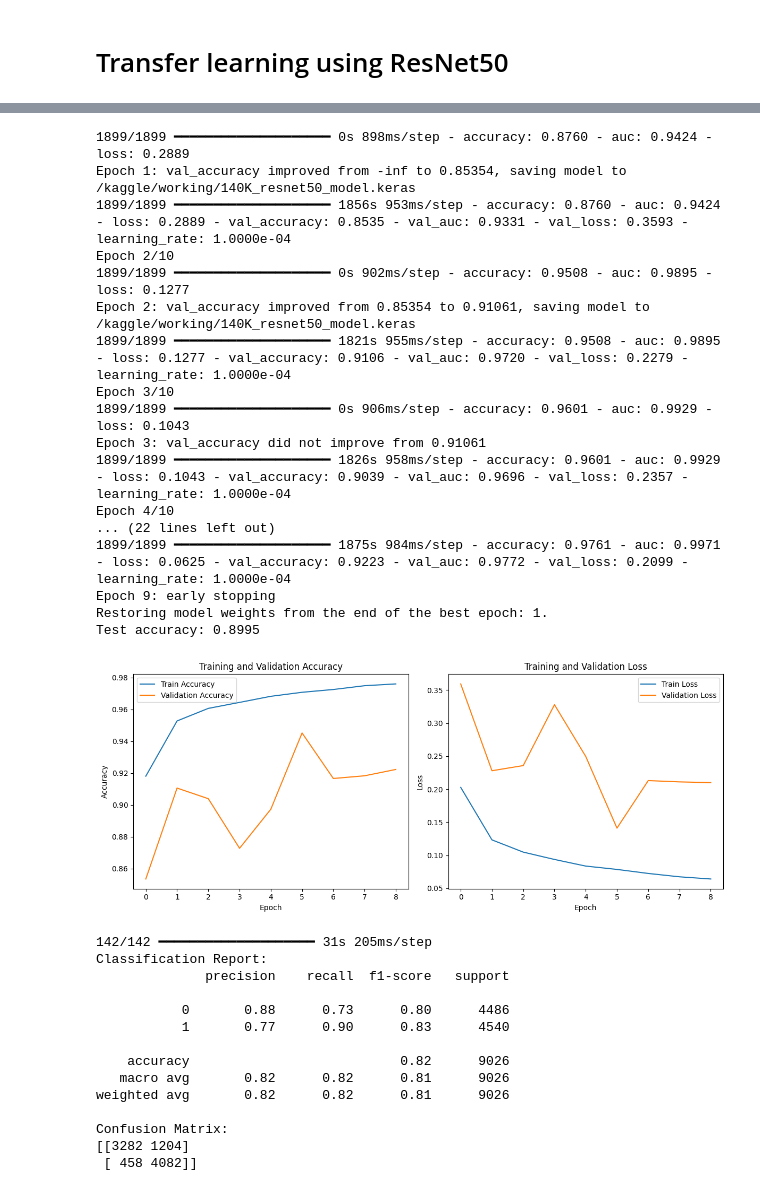
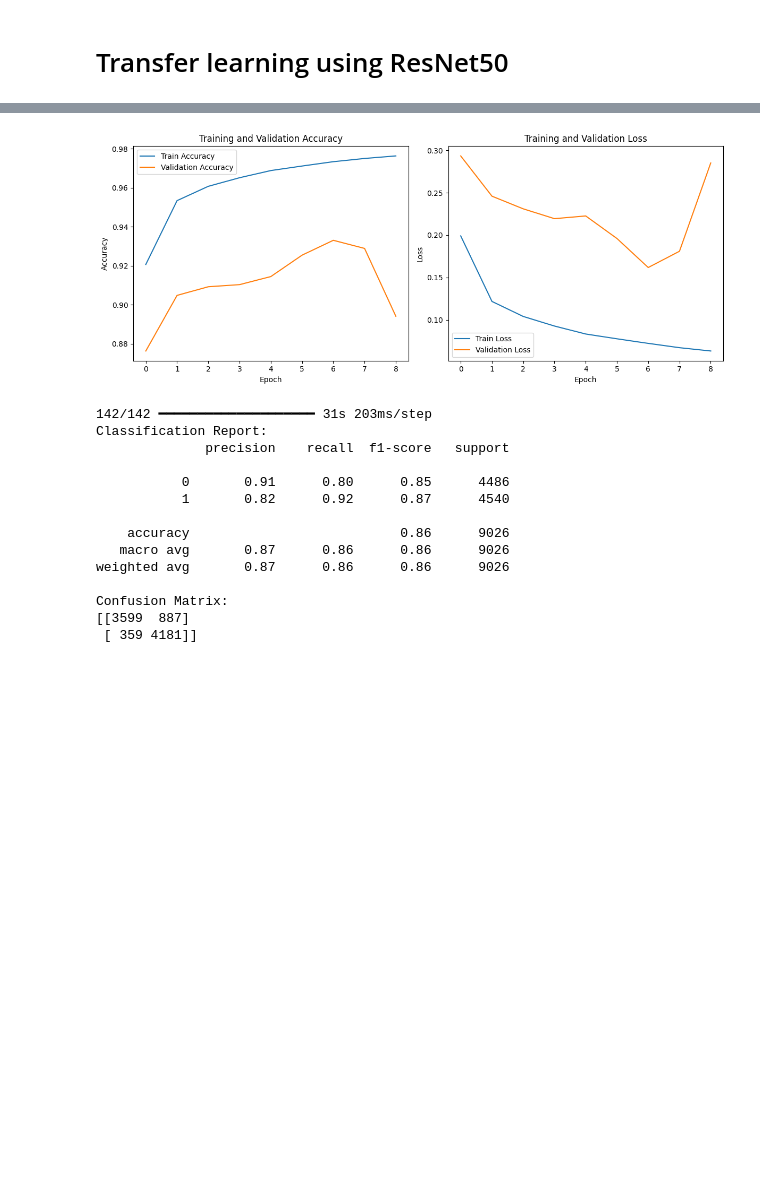
Before and after one commit to Salah-Eddine-B2333/DeepFake-Faces-Detection, a Jupyter notebook: deepfake-faces-detection-model.ipynb, the cells around one changed output, grey strips where cells are left out. Drawn from its saved outputs; the diff is of its cells as text; code cells hidden in the pictures; blank space fills up the shorter version.

Commit message:
Kaggle Notebook | DeepFake detection with Transfer Learning | Version 9

```diff
--- a/deepfake-faces-detection-model.ipynb
+++ b/deepfake-faces-detection-model.ipynb
@@ -229,7 +231,7 @@ with strategy.scope():
     x = Dropout(0,3)(x)
     x = Dense(256, activation='relu')(x)
     x = tf.keras.layers.BatchNormalization()(x)
-    x = Dense(2, activation='sigmoid')(x)
+    x = Dense(2, activation='softmax')(x)
 
     # Create the full model
     model = Model(inputs=base_model.input, outputs=x)
@@ -244,7 +246,7 @@ early_stopping = EarlyStopping(
     patience=8,       # Wait for 7 epochs before stopping
     verbose=1,
     mode='max',
-    restore_best_weights=True
+    restore_best_weights=False
 )
 #after the 5th ephoch we use this to reduce learning rate to get more stable results
 reduce_lr = ReduceLROnPlateau(
@@ -323,32 +335,15 @@ Epoch 1/10
+[figure, new version]
-1899/1899 ━━━━━━━━━━━━━━━━━━━━ 0s 898ms/step - accuracy: 0.8760 - auc: 0.9424 - loss: 0.2889
-Epoch 1: val_accuracy improved from -inf to 0.85354, saving model to /kaggle/working/140K_resnet50_model.keras
-1899/1899 ━━━━━━━━━━━━━━━━━━━━ 1856s 953ms/step - accuracy: 0.8760 - auc: 0.9424 - loss: 0.2889 - val_accuracy: 0.8535 - val_auc: 0.9331 - val_loss: 0.3593 - learning_rate: 1.0000e-04
-Epoch 2/10
-1899/1899 ━━━━━━━━━━━━━━━━━━━━ 0s 902ms/step - accuracy: 0.9508 - auc: 0.9895 - loss: 0.1277
-Epoch 2: val_accuracy improved from 0.85354 to 0.91061, saving model to /kaggle/working/140K_resnet50_model.keras
-1899/1899 ━━━━━━━━━━━━━━━━━━━━ 1821s 955ms/step - accuracy: 0.9508 - auc: 0.9895 - loss: 0.1277 - val_accuracy: 0.9106 - val_auc: 0.9720 - val_loss: 0.2279 - learning_rate: 1.0000e-04
-Epoch 3/10
-1899/1899 ━━━━━━━━━━━━━━━━━━━━ 0s 906ms/step - accuracy: 0.9601 - auc: 0.9929 - loss: 0.1043
-Epoch 3: val_accuracy did not improve from 0.91061
-1899/1899 ━━━━━━━━━━━━━━━━━━━━ 1826s 958ms/step - accuracy: 0.9601 - auc: 0.9929 - loss: 0.1043 - val_accuracy: 0.9039 - val_auc: 0.9696 - val_loss: 0.2357 - learning_rate: 1.0000e-04
-Epoch 4/10
-... (22 lines left out)
-1899/1899 ━━━━━━━━━━━━━━━━━━━━ 1875s 984ms/step - accuracy: 0.9761 - auc: 0.9971 - loss: 0.0625 - val_accuracy: 0.9223 - val_auc: 0.9772 - val_loss: 0.2099 - learning_rate: 1.0000e-04
-Epoch 9: early stopping
-Restoring model weights from the end of the best epoch: 1.
-Test accuracy: 0.8995
+142/142 ━━━━━━━━━━━━━━━━━━━━ 31s 203ms/step
+Classification Report:
+              precision    recall  f1-score   support
+
+           0       0.91      0.80      0.85      4486
+           1       0.82      0.92      0.87      4540
+
+    accuracy                           0.86      9026
+   macro avg       0.87      0.86      0.86      9026
+weighted avg       0.87      0.86      0.86      9026
+
+Confusion Matrix:
+[[3599  887]
+ [ 359 4181]]
-[figure, old version]
-142/142 ━━━━━━━━━━━━━━━━━━━━ 31s 205ms/step
-Classification Report:
-              precision    recall  f1-score   support
-
-           0       0.88      0.73      0.80      4486
-           1       0.77      0.90      0.83      4540
-
-    accuracy                           0.82      9026
-   macro avg       0.82      0.82      0.81      9026
-weighted avg       0.82      0.82      0.81      9026
-
-Confusion Matrix:
-[[3282 1204]
- [ 458 4082]]
```
Also changed, not shown: parts of 4 cells of this notebook.
